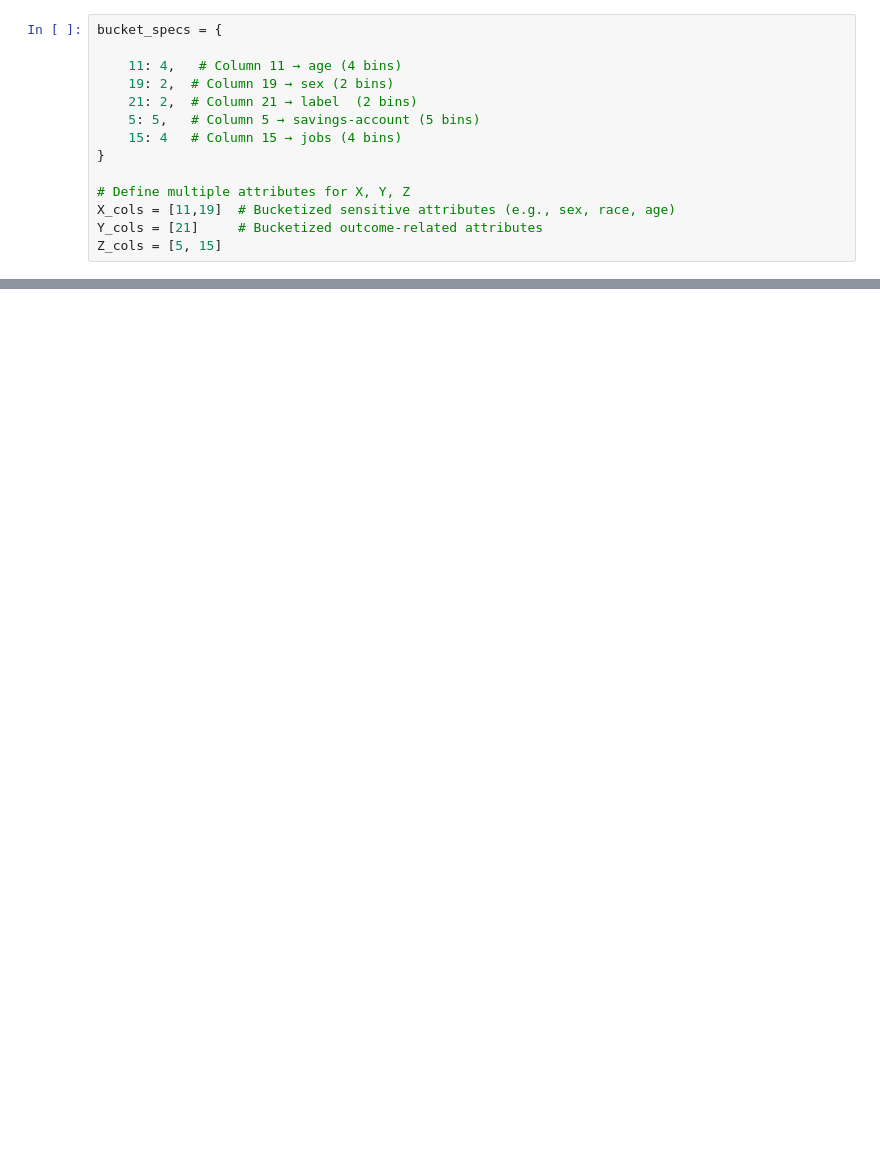
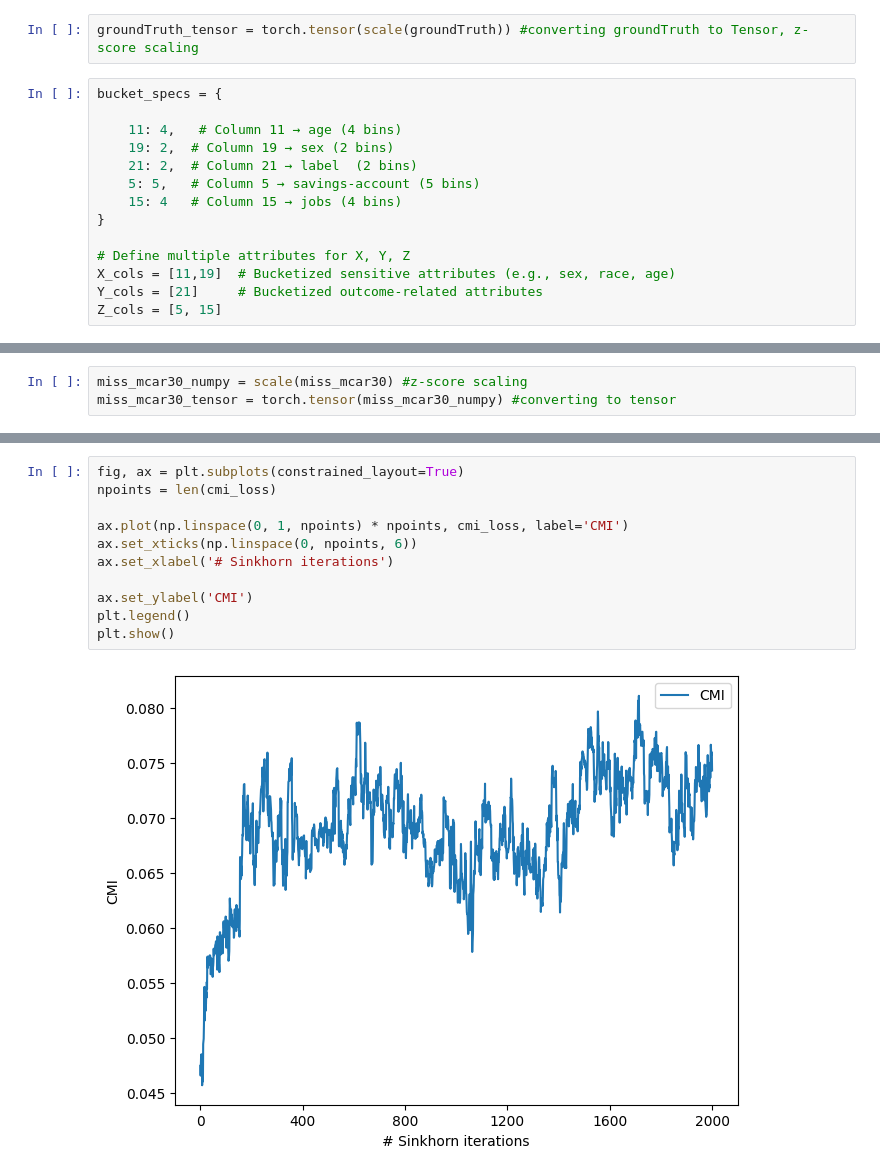
Before and after one commit to ZarinTahia/Imputation_Fairness, a Jupyter notebook: German_CMI_Sinkhorn.ipynb, the cells around one changed output, grey strips where cells are left out. Cells and saved outputs as stored; diff of their text form; blank space fills up the shorter version.

Commit message:
CMI-Sinkhorn Experiment

```diff
--- a/German_CMI_Sinkhorn.ipynb
+++ b/German_CMI_Sinkhorn.ipynb
@@ -161,3 +141,5 @@ Y_tensor = torch.tensor(Y_numpy)
+# %%
+groundTruth_tensor = torch.tensor(scale(groundTruth)) #converting groundTruth to Tensor, z-score scaling
 # %%
 bucket_specs = {
 
@@ -174,0 +171,3 @@ Z_cols = [5, 15]
+# %%
+miss_mcar30_numpy = scale(miss_mcar30) #z-score scaling
+miss_mcar30_tensor = torch.tensor(miss_mcar30_numpy) #converting to tensor
@@ -303,0 +285,13 @@ plt.show()
+# %%
+fig, ax = plt.subplots(constrained_layout=True)
+npoints = len(cmi_loss)
+
+ax.plot(np.linspace(0, 1, npoints) * npoints, cmi_loss, label='CMI')
+ax.set_xticks(np.linspace(0, npoints, 6))
+ax.set_xlabel('# Sinkhorn iterations')
+
+ax.set_ylabel('CMI')
+plt.legend()
+plt.show()
+# %% [output]
+[figure, added]
```
Also changed, not shown: parts of 38 cells of this notebook, 7 other files.
